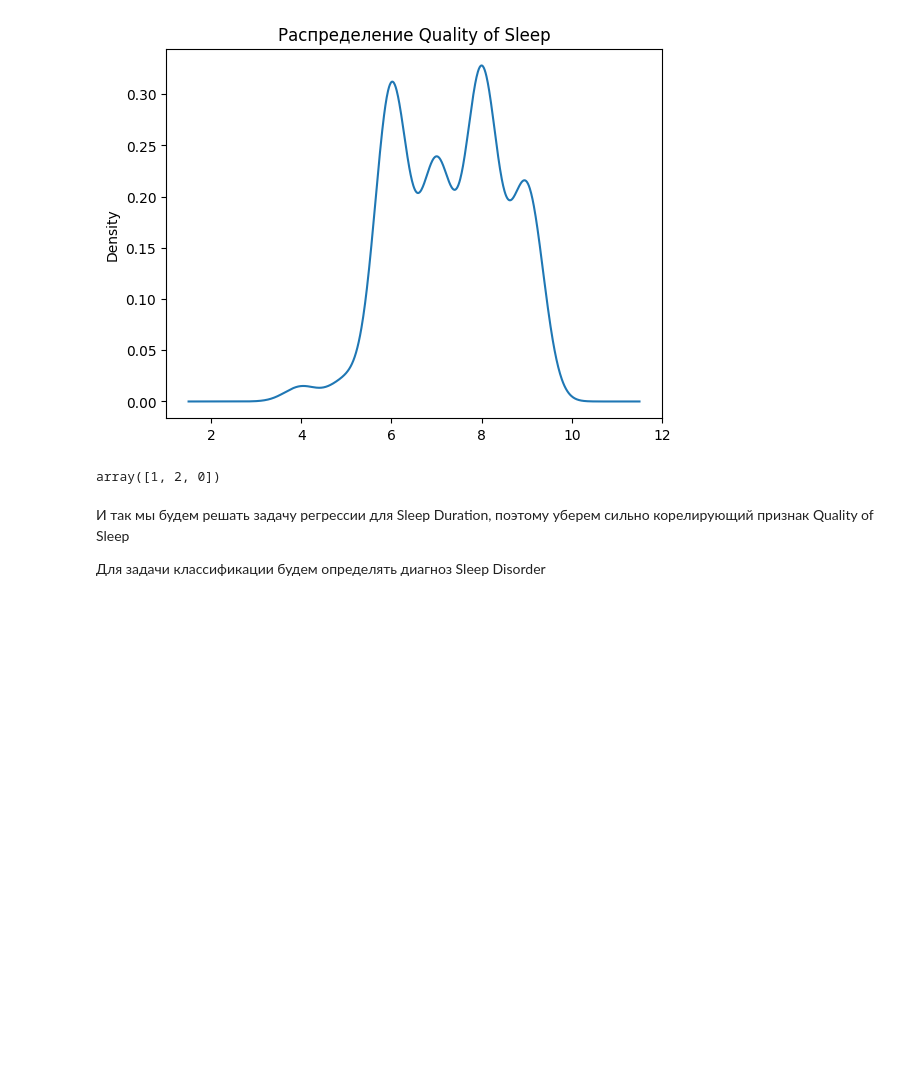
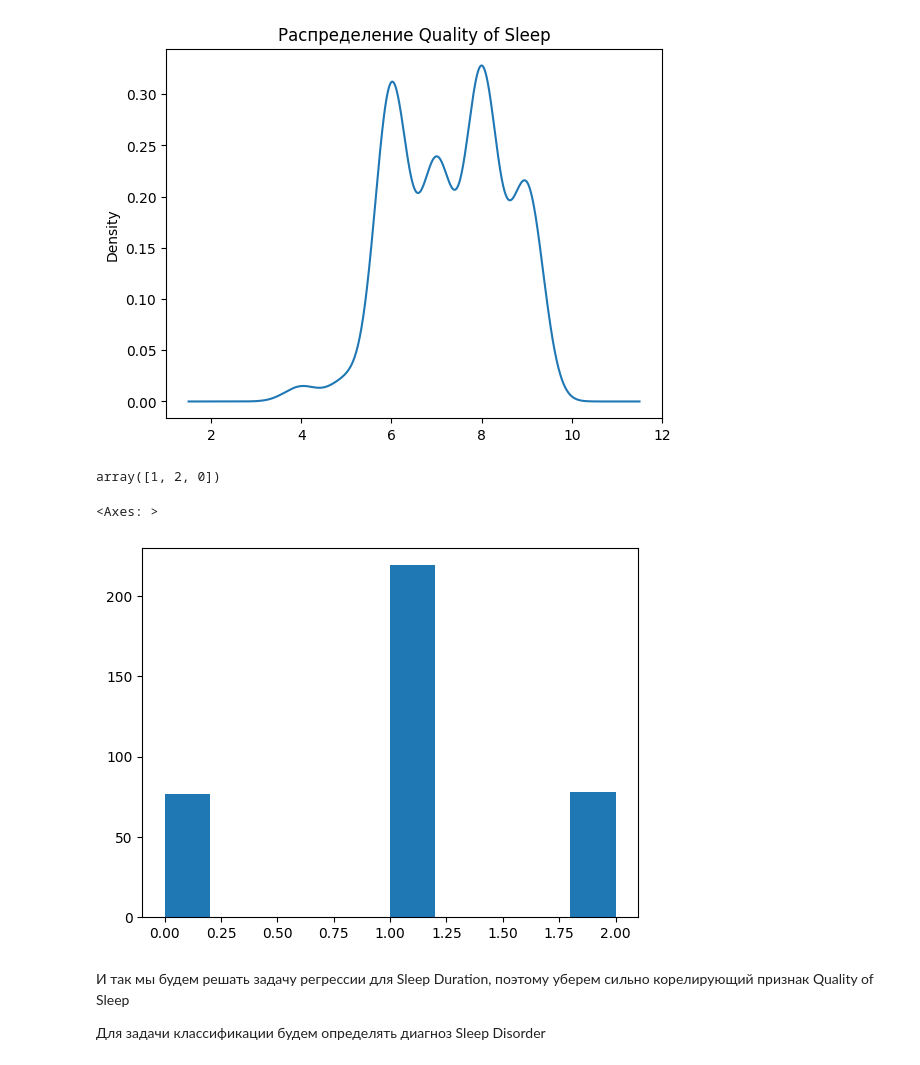
Before and after one commit to VladislavErmakovich/TMSds, a Jupyter notebook: lesson20/Sleep_dataset.ipynb, the cells around one changed output. Saved outputs shown, nothing was run; the diff lists cells and outputs as text; code cells hidden in the pictures; blank space fills up the shorter version.

Commit message:
add graphics

```diff
--- a/lesson20/Sleep_dataset.ipynb
+++ b/lesson20/Sleep_dataset.ipynb
@@ -173,6 +175,11 @@ Text(0.5, 1.0, 'Распределение Quality of Sleep')
 df_modified['Sleep Disorder'].unique()
 # %% [output]
 array([1, 2, 0])
+# %%
+df_modified['Sleep Disorder'].hist(grid=False)
+# %% [output]
+<Axes: >
+[figure, added]
 # %% [markdown]
 И так мы будем решать задачу регрессии для Sleep Duration, поэтому уберем сильно корелирующий признак Quality of Sleep
 
```
Also changed, not shown: parts of 1 cell of this notebook.
